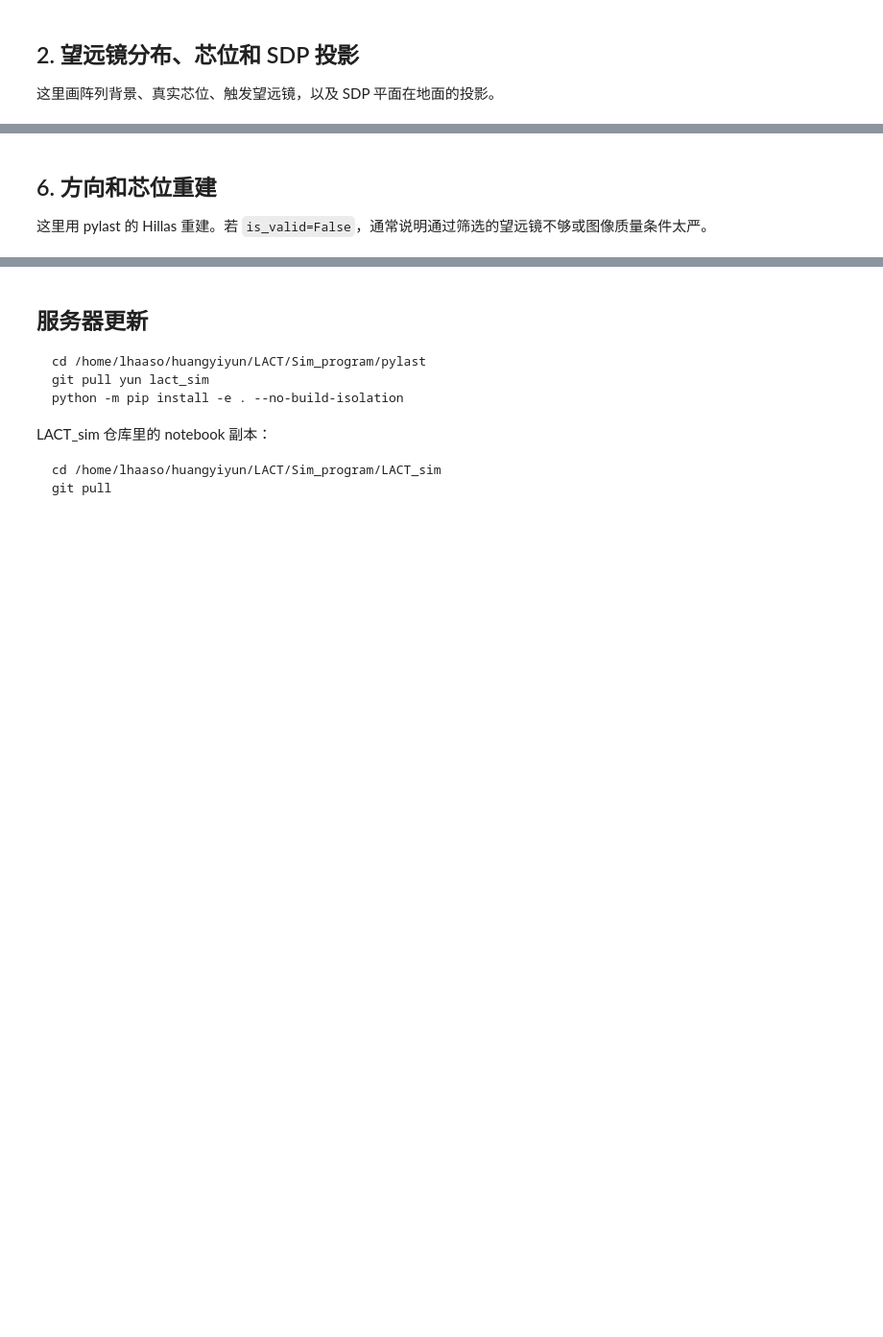
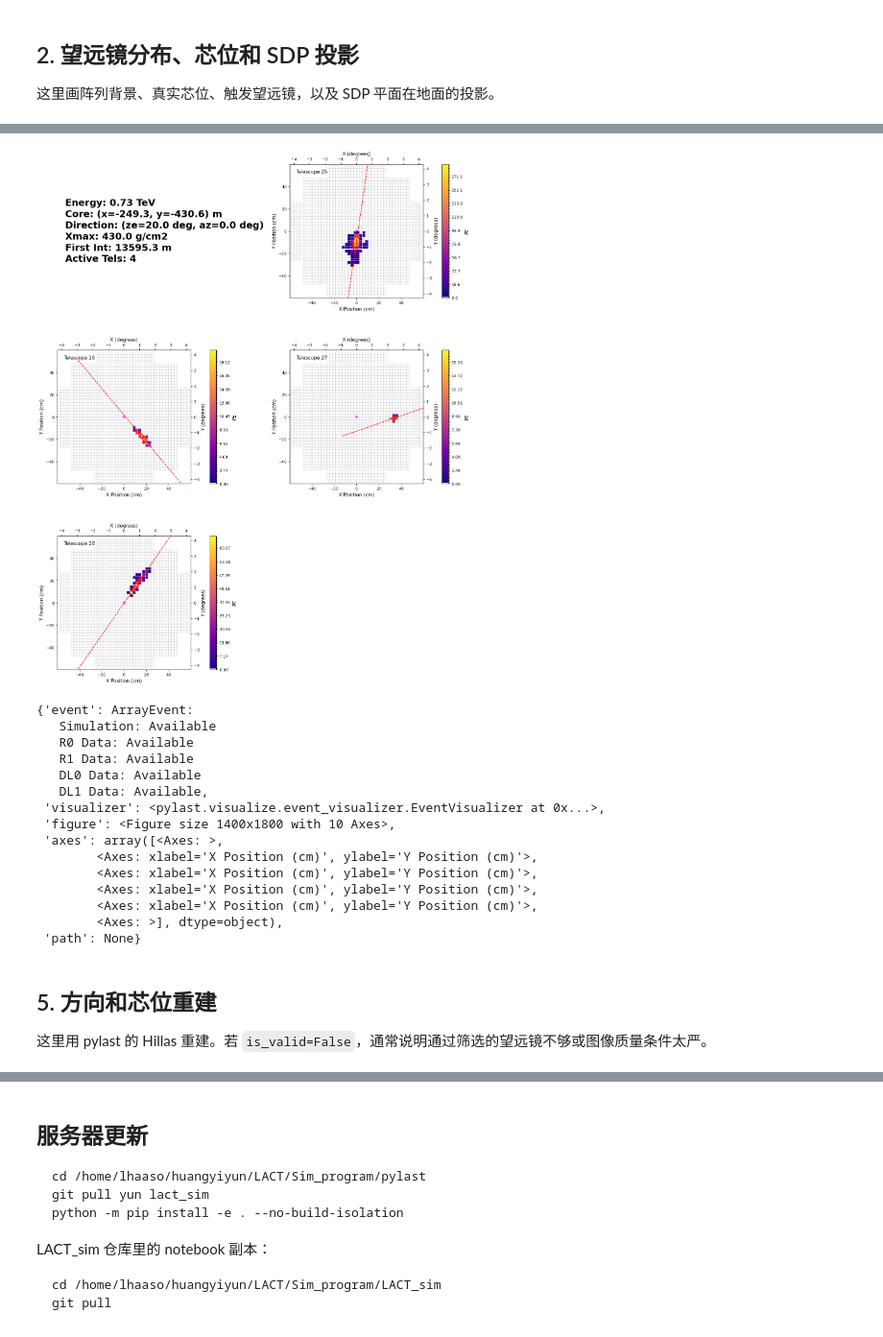
Before and after one commit to zhipzhang/pylast, a Jupyter notebook: notebooks/lact_sim_root_quicklook.ipynb, the cells around one changed output, grey strips where cells are left out. Shown at 96% size. Drawn from its saved outputs; the diff is of its cells as text; code cells hidden in the pictures; blank space fills up the shorter version.

```diff
--- a/notebooks/lact_sim_root_quicklook.ipynb
+++ b/notebooks/lact_sim_root_quicklook.ipynb
@@ -208,5 +304,30 @@ display(clean_result["figure"])
+# %%
+plot_clean_images(
+    event,
+    visualizer=visualizer,
+    show_hillas=True,
+    include_non_triggered=False,
+    ideal=True,
+)
+# %% [output]
+[figure, added]
+{'event': ArrayEvent:
+   Simulation: Available
+   R0 Data: Available
+   R1 Data: Available
+   DL0 Data: Available
+   DL1 Data: Available,
+ 'visualizer': <pylast.visualize.event_visualizer.EventVisualizer at 0x...>,
+ 'figure': <Figure size 1400x1800 with 10 Axes>,
+ 'axes': array([<Axes: >,
+        <Axes: xlabel='X Position (cm)', ylabel='Y Position (cm)'>,
+        <Axes: xlabel='X Position (cm)', ylabel='Y Position (cm)'>,
+        <Axes: xlabel='X Position (cm)', ylabel='Y Position (cm)'>,
+        <Axes: xlabel='X Position (cm)', ylabel='Y Position (cm)'>,
+        <Axes: >], dtype=object),
+ 'path': None}
 # %% [markdown]
-## 6. 方向和芯位重建
+## 5. 方向和芯位重建
 
 这里用 pylast 的 Hillas 重建。若 `is_valid=False`，通常说明通过筛选的望远镜不够或图像质量条件太严。
 # %%
```
Also changed, not shown: parts of 20 cells of this notebook.
